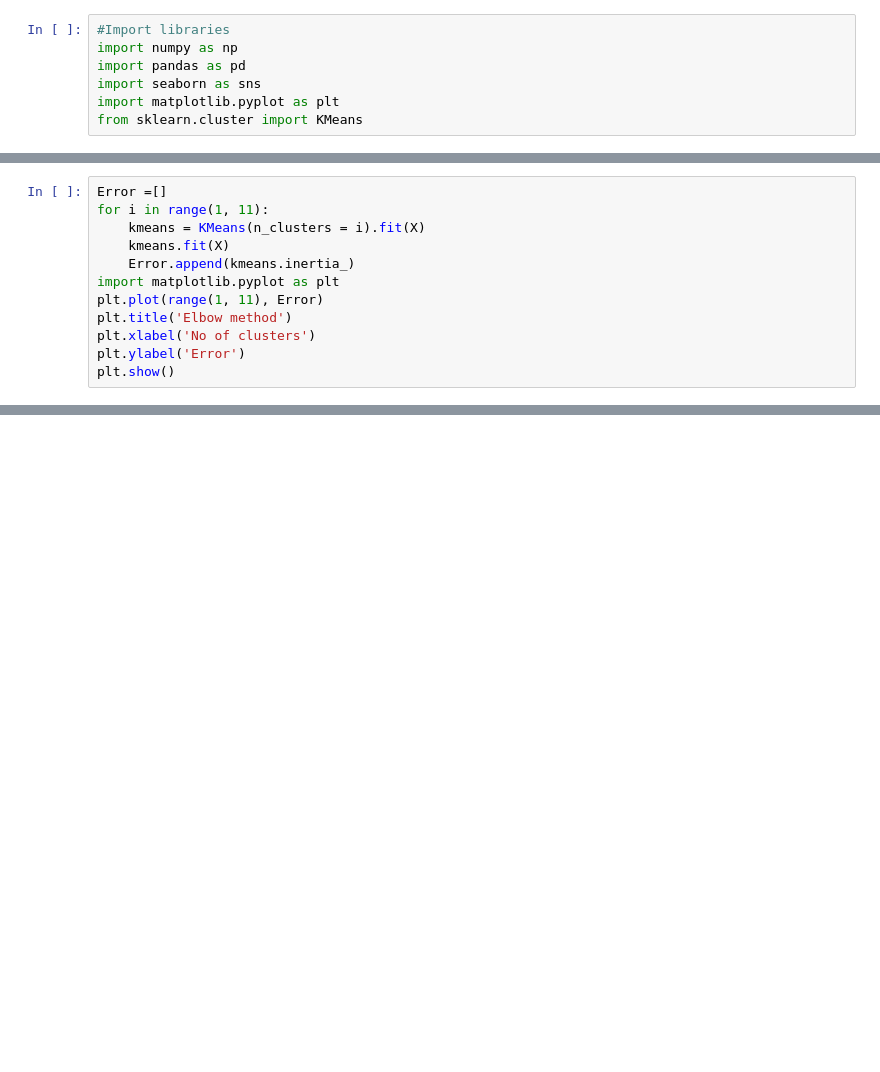
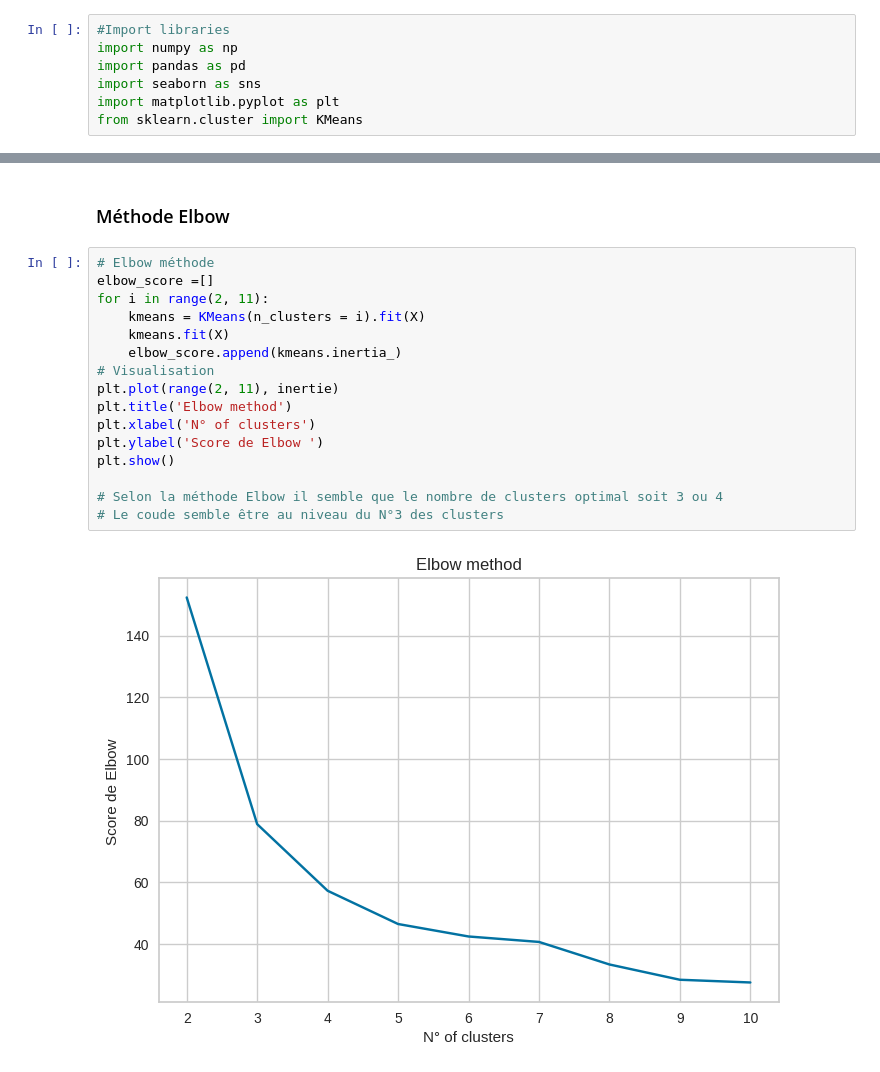
Before and after one commit to One-Up-Dev/Wild-Code-School, a Jupyter notebook: machine-learning/Clustering-K-means.ipynb, the cells around one changed output, grey strips where cells are left out. Cells and saved outputs as stored; diff of their text form; blank space fills up the shorter version.

```diff
--- a/machine-learning/Clustering-K-means.ipynb
+++ b/machine-learning/Clustering-K-means.ipynb
@@ -44,12 +11,0 @@ array([[4.70454545, 3.12272727, 1.41363636, 0.2       ],
-# %%
-Error =[]
-for i in range(1, 11):
-    kmeans = KMeans(n_clusters = i).fit(X)
-    kmeans.fit(X)
-    Error.append(kmeans.inertia_)
-import matplotlib.pyplot as plt
-plt.plot(range(1, 11), Error)
-plt.title('Elbow method')
-plt.xlabel('No of clusters')
-plt.ylabel('Error')
-plt.show()
@@ -92,0 +222,20 @@ iris.sample(5)
+# %% [markdown]
+### Méthode Elbow
+# %%
+# Elbow méthode
+elbow_score =[]
+for i in range(2, 11):
+    kmeans = KMeans(n_clusters = i).fit(X)
+    kmeans.fit(X)
+    elbow_score.append(kmeans.inertia_)
+# Visualisation
+plt.plot(range(2, 11), inertie)
+plt.title('Elbow method')
+plt.xlabel('N° of clusters')
+plt.ylabel('Score de Elbow ')
+plt.show()
+
+# Selon la méthode Elbow il semble que le nombre de clusters optimal soit 3 ou 4
+# Le coude semble être au niveau du N°3 des clusters
+# %% [output]
+[figure, added]
```
Also changed, not shown: parts of 41 cells of this notebook.
